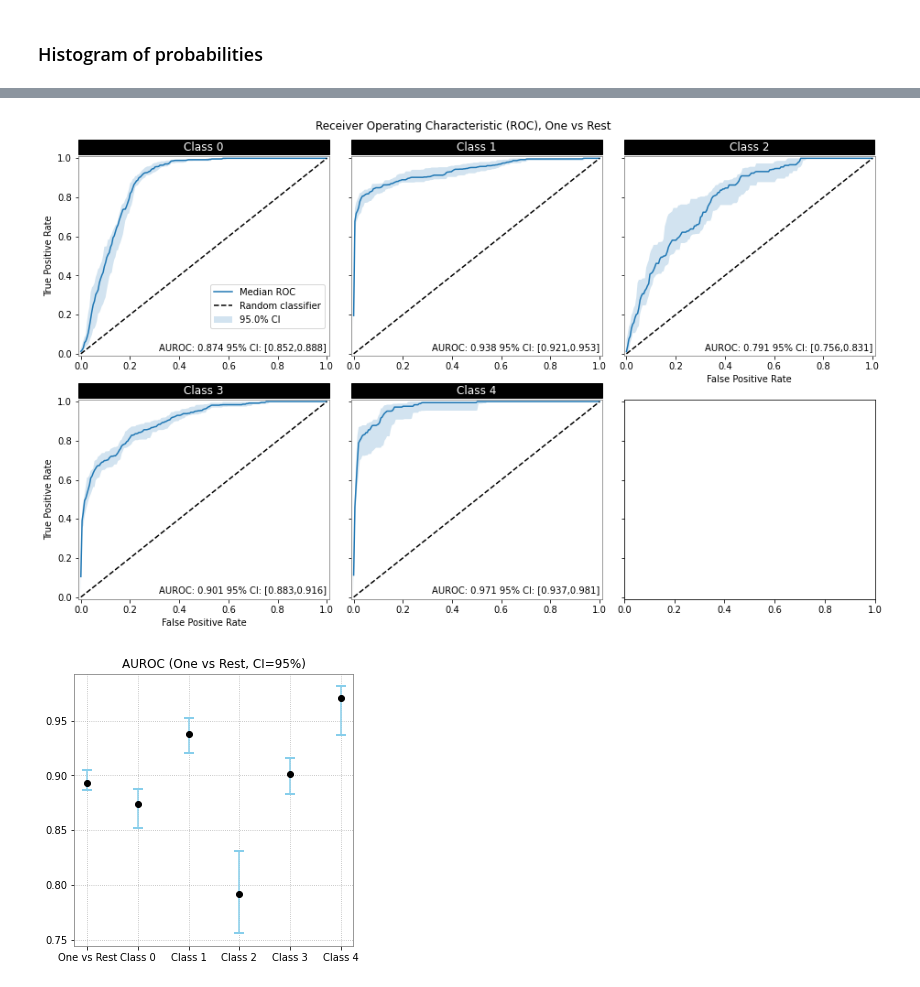
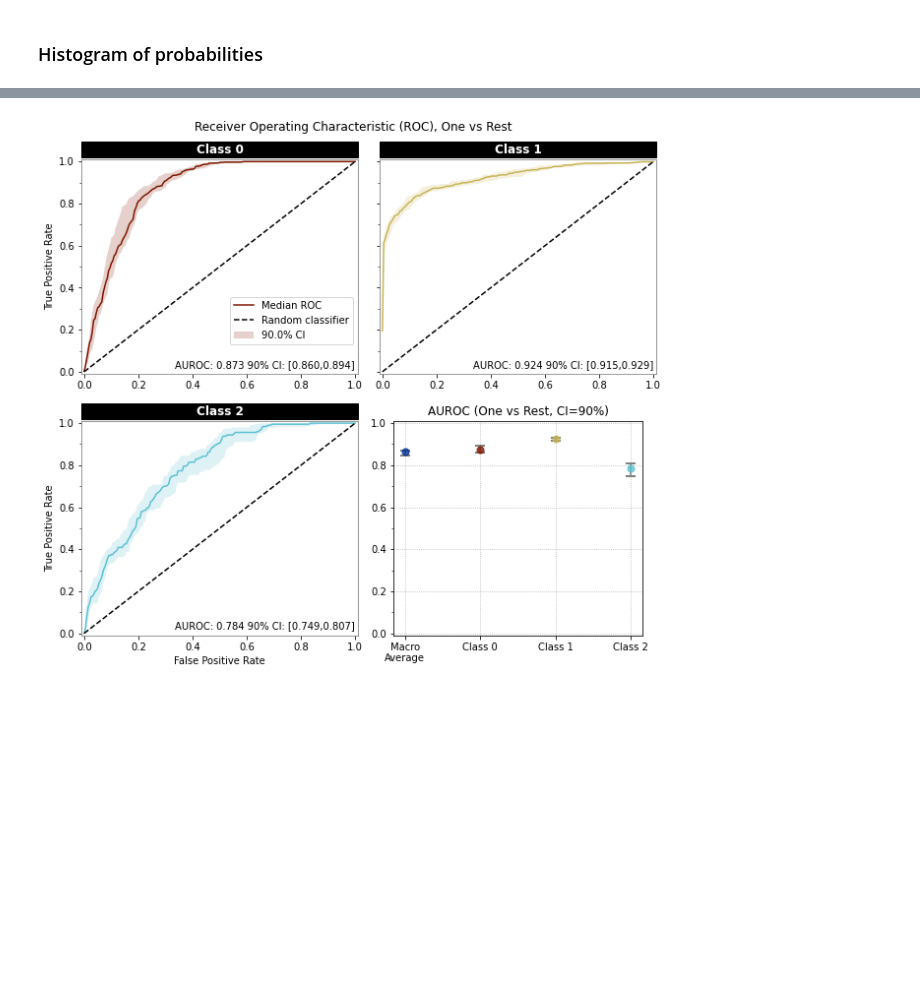
Before and after one commit to joshuawe/plots_and_graphs, a Jupyter notebook: notebooks/multiclass_classification.ipynb, the cells around one changed output, grey strips where cells are left out. Saved outputs shown, nothing was run; the diff lists cells and outputs as text; code cells hidden in the pictures; blank space fills up the shorter version.

```diff
--- a/notebooks/multiclass_classification.ipynb
+++ b/notebooks/multiclass_classification.ipynb
@@ -10,7 +10,7 @@ import plotsandgraphs as pandg
 # %% [markdown]
 ### Create some dummy data
 # %%
-num_classes = 5
+num_classes = 3
 class_labels = np.arange(num_classes)
 class_probs = np.random.random(num_classes)
 class_probs = class_probs / class_probs.sum() # normalize
@@ -97,5 +98,4 @@ for i in tqdm(range(y_true_one_hot.shape[-1]), desc='ROC for Class'):
 # %%
-fig = pandg.multiclass_classifier.plot_roc_curve(y_true_one_hot, y_pred, n_bootstraps=10)
+fig = pandg.multiclass_classifier.plot_roc_curve(y_true_one_hot, y_pred, n_bootstraps=10, highlight_roc_area=True, confidence_interval=0.9, save_fig_path='temp_figures/', split_plots=False)
 # %% [output]
-[figure, old version]
+[figure, new version]
-[figure, removed]
```
Also changed, not shown: parts of 5 cells of this notebook, 3 other files.
